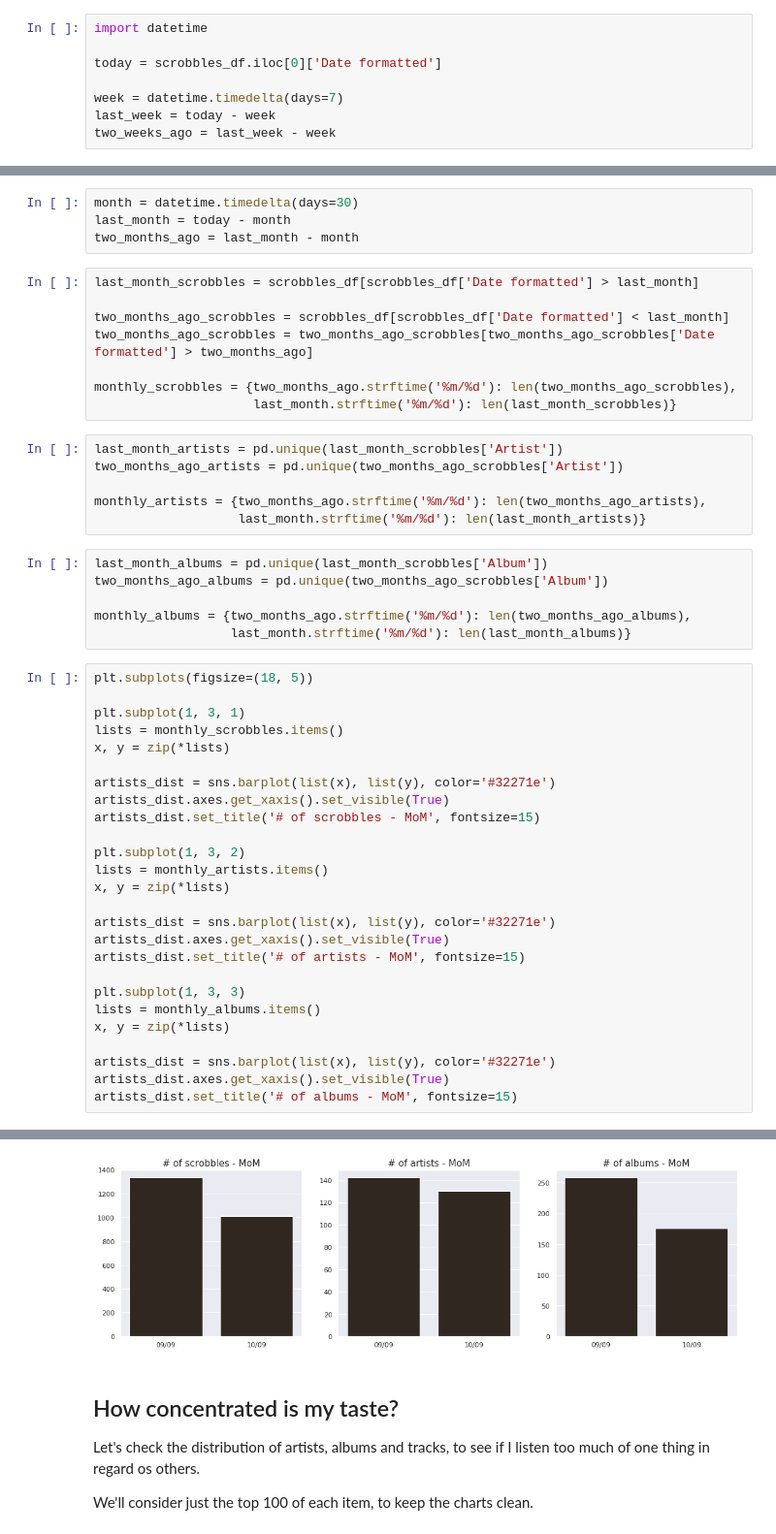
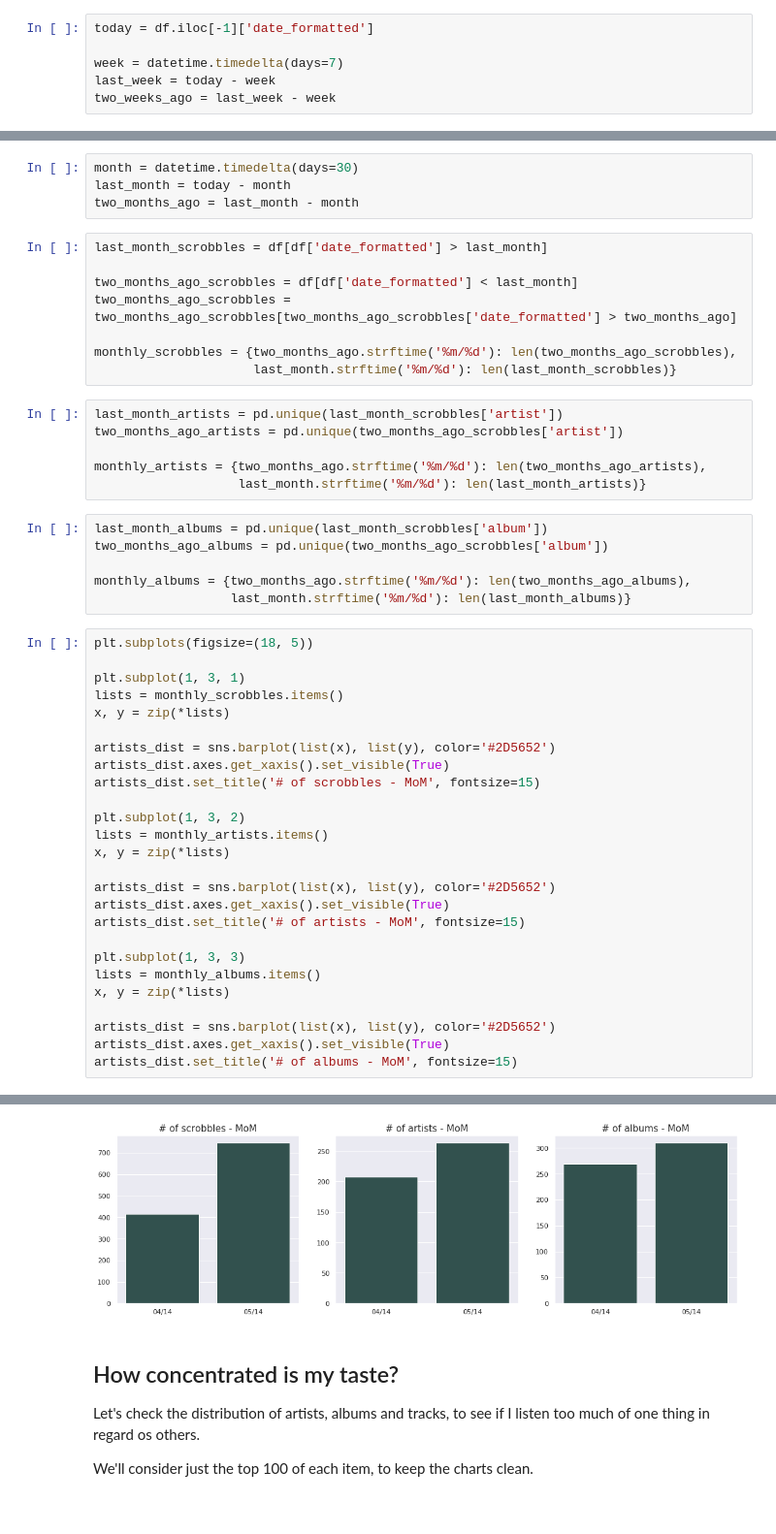
Before and after one commit to gomesfernanda/lastfm-reports, a Jupyter notebook: lastfm_analysis.ipynb, the cells around one changed output, grey strips where cells are left out. Shown at 97% size. Drawn from its saved outputs; the diff is of its cells as text.

```diff
--- a/lastfm_analysis.ipynb
+++ b/lastfm_analysis.ipynb
@@ -190,9 +237,7 @@ for p in tags_plot.patches:
 
 This is another very basic comparison, but anyway let's do it.
 # %%
-import datetime
-
-today = scrobbles_df.iloc[0]['Date formatted']
+today = df.iloc[-1]['date_formatted']
 
 week = datetime.timedelta(days=7)
 last_week = today - week
@@ -251,54 +296,54 @@ month = datetime.timedelta(days=30)
 last_month = today - month
 two_months_ago = last_month - month
 # %%
-last_month_scrobbles = scrobbles_df[scrobbles_df['Date formatted'] > last_month]
+last_month_scrobbles = df[df['date_formatted'] > last_month]
 
-two_months_ago_scrobbles = scrobbles_df[scrobbles_df['Date formatted'] < last_month]
-two_months_ago_scrobbles = two_months_ago_scrobbles[two_months_ago_scrobbles['Date formatted'] > two_months_ago]
+two_months_ago_scrobbles = df[df['date_formatted'] < last_month]
+two_months_ago_scrobbles = two_months_ago_scrobbles[two_months_ago_scrobbles['date_formatted'] > two_months_ago]
 
 monthly_scrobbles = {two_months_ago.strftime('%m/%d'): len(two_months_ago_scrobbles),
                      last_month.strftime('%m/%d'): len(last_month_scrobbles)}
 # %%
-last_month_artists = pd.unique(last_month_scrobbles['Artist'])
-two_months_ago_artists = pd.unique(two_months_ago_scrobbles['Artist'])
+last_month_artists = pd.unique(last_month_scrobbles['artist'])
+two_months_ago_artists = pd.unique(two_months_ago_scrobbles['artist'])
 
 monthly_artists = {two_months_ago.strftime('%m/%d'): len(two_months_ago_artists),
                    last_month.strftime('%m/%d'): len(last_month_artists)}
 # %%
-last_month_albums = pd.unique(last_month_scrobbles['Album'])
-two_months_ago_albums = pd.unique(two_months_ago_scrobbles['Album'])
+last_month_albums = pd.unique(last_month_scrobbles['album'])
+two_months_ago_albums = pd.unique(two_months_ago_scrobbles['album'])
 
 monthly_albums = {two_months_ago.strftime('%m/%d'): len(two_months_ago_albums),
                   last_month.strftime('%m/%d'): len(last_month_albums)}
 # %%
 plt.subplots(figsize=(18, 5))
 
 plt.subplot(1, 3, 1)
 lists = monthly_scrobbles.items()
 x, y = zip(*lists)
 
-artists_dist = sns.barplot(list(x), list(y), color='#32271e')
+artists_dist = sns.barplot(list(x), list(y), color='#2D5652')
 artists_dist.axes.get_xaxis().set_visible(True)
 artists_dist.set_title('# of scrobbles - MoM', fontsize=15)
 
 plt.subplot(1, 3, 2)
 lists = monthly_artists.items()
 x, y = zip(*lists)
 
-artists_dist = sns.barplot(list(x), list(y), color='#32271e')
+artists_dist = sns.barplot(list(x), list(y), color='#2D5652')
 artists_dist.axes.get_xaxis().set_visible(True)
 artists_dist.set_title('# of artists - MoM', fontsize=15)
 
 plt.subplot(1, 3, 3)
 lists = monthly_albums.items()
 x, y = zip(*lists)
 
-artists_dist = sns.barplot(list(x), list(y), color='#32271e')
+artists_dist = sns.barplot(list(x), list(y), color='#2D5652')
 artists_dist.axes.get_xaxis().set_visible(True)
 artists_dist.set_title('# of albums - MoM', fontsize=15)
 # %% [output]
 Text(0.5, 1.0, '# of albums - MoM')
-[figure, old version]
+[figure, new version]
 # %% [markdown]
 ## How concentrated is my taste?
 
```
Also changed, not shown: parts of 44 cells of this notebook.
